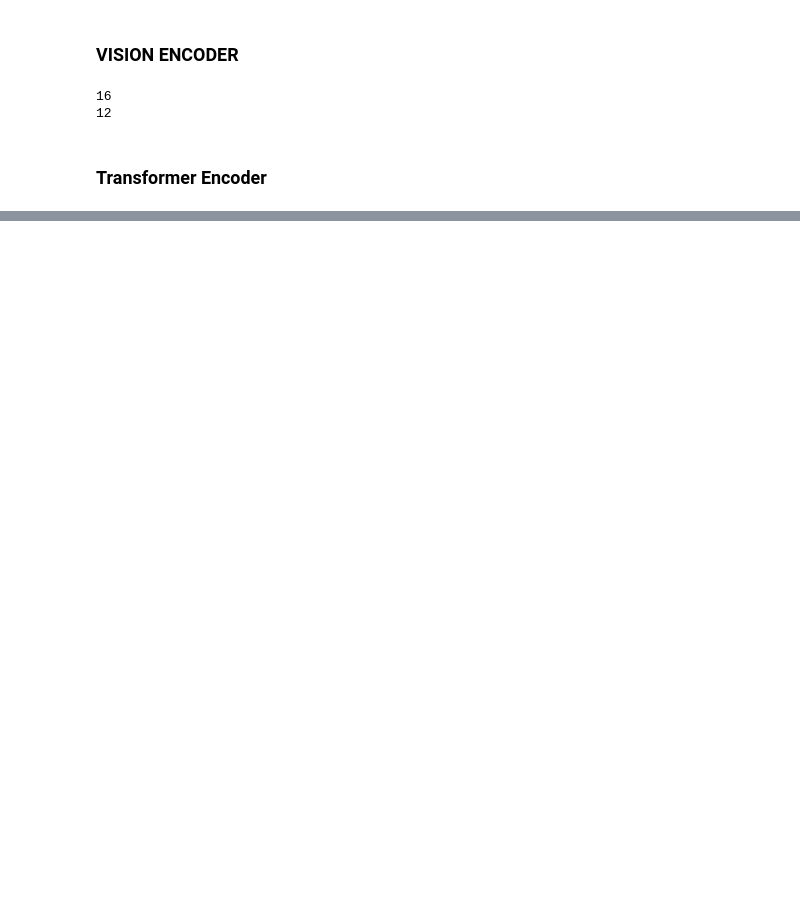
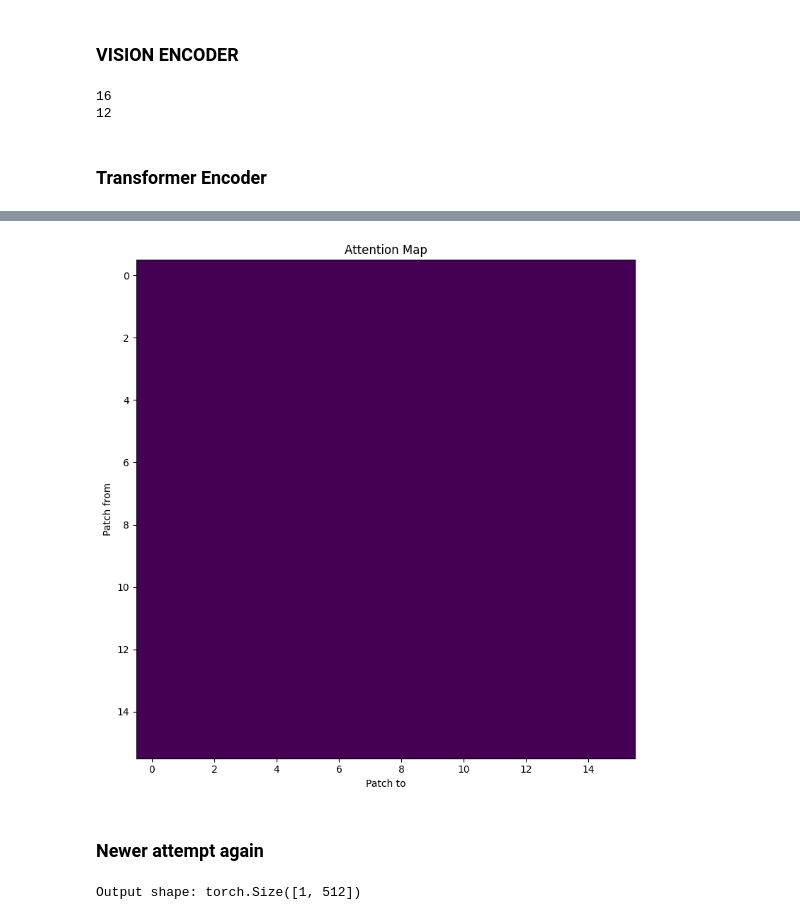
Before and after one commit to marcusaxelsson1/Advanced_NN, a Jupyter notebook: HWC.ipynb, the cells around one changed output, grey strips where cells are left out. Drawn from its saved outputs; the diff is of its cells as text; code cells hidden in the pictures; blank space fills up the shorter version.

```diff
--- a/HWC.ipynb
+++ b/HWC.ipynb
@@ -851,0 +863,24 @@ KeyboardInterrupt:
+# %%
+import matplotlib.pyplot as plt
+
+def plot_attention_maps(attention_weights, num_heads=1, sequence_idx=0):
+    # Assuming the attention_weights shape is [num_sequences, seq_len, seq_len]
+    seq_len = attention_weights.shape[1]  # Number of patches in one direction (assumed square here)
+
+    fig, ax = plt.subplots(1, 1, figsize=(8, 8))
+    attn_matrix = attention_weights[sequence_idx].cpu().detach().numpy()
+    ax.imshow(attn_matrix, cmap='viridis')
+    ax.set_title('Attention Map')
+    ax.set_xlabel('Patch to')
+    ax.set_ylabel('Patch from')
+
+    plt.tight_layout()
+    plt.show()
+
+# Plotting for the first sequence
+if len(test_attention_weights) > 0:
+    plot_attention_maps(test_attention_weights[0], num_heads=num_heads, sequence_idx=0)
+# %% [output]
+[figure, added]
+# %% [markdown]
+### **Newer attempt again**
@@ -851,0 +923,26 @@ KeyboardInterrupt:
+# %%
+import torch
+
+# Define the test input
+test_input = torch.randn(1, 1, 64, 64)  # Size: (batch_size, channels, height, width)
+
+# Initialize the ViT model
+num_patches = 64  # 64 patches of size 8x8 will cover the input image of size 64x64
+patch_size = 8  # Patch size is 8x8
+embed_dim = 512
+num_encoders = 2
+num_heads = embed_dim // 64  # Adjusting num_heads based on embed_dim and patch size
+hidden_dim = 128
+dropout = 0.1
+activation = 'relu'
+in_channels = 1  # Assuming grayscale input
+
+vit_model = ViT(num_patches, patch_size, embed_dim, num_encoders, num_heads, hidden_dim, dropout, activation, in_channels)
+
+# Forward pass
+output = vit_model(test_input)
+
+# Print the dimensions of the output
+print("Output shape:", output.shape)
+# %% [output]
+Output shape: torch.Size([1, 512])
```
Also changed, not shown: parts of 28 cells of this notebook.
